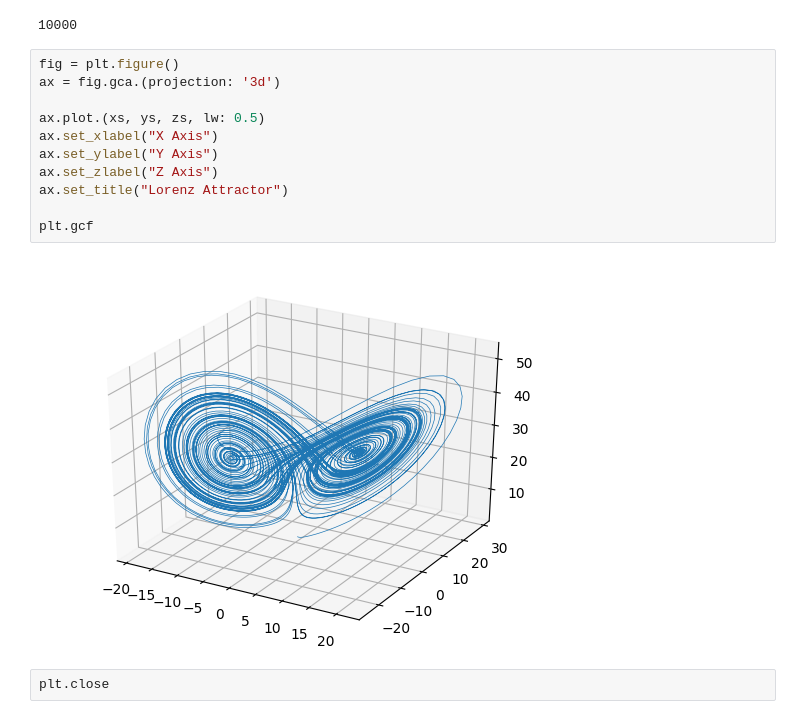
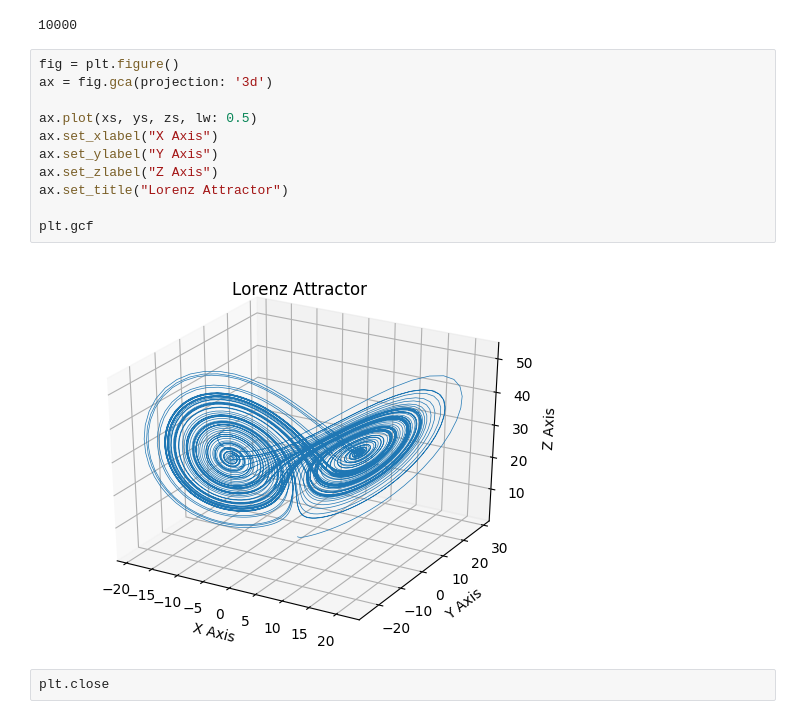
Before and after one commit to mrkn/matplotlib.rb, a Jupyter notebook: examples/lorenz_attractor.ipynb, the cells around one changed output. Cells and saved outputs as stored; diff of their text form.

```diff
--- a/examples/lorenz_attractor.ipynb
+++ b/examples/lorenz_attractor.ipynb
@@ -53,16 +54,16 @@ end
 10000
 # %%
 fig = plt.figure()
-ax = fig.gca.(projection: '3d')
+ax = fig.gca(projection: '3d')
 
-ax.plot.(xs, ys, zs, lw: 0.5)
+ax.plot(xs, ys, zs, lw: 0.5)
 ax.set_xlabel("X Axis")
 ax.set_ylabel("Y Axis")
 ax.set_zlabel("Z Axis")
 ax.set_title("Lorenz Attractor")
 
 plt.gcf
 # %% [output]
-[figure, old version]
+[figure, new version]
 # %%
 plt.close
```
Also changed, not shown: parts of 1 cell of this notebook.
